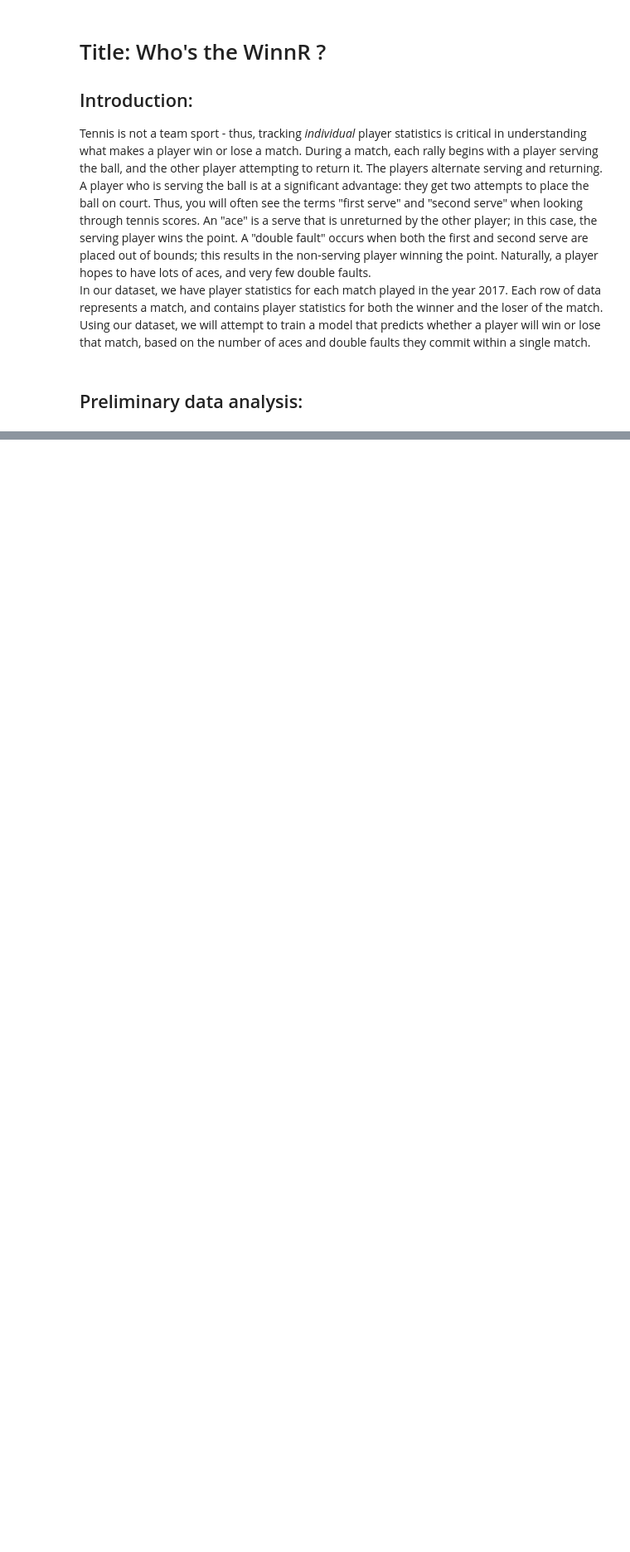
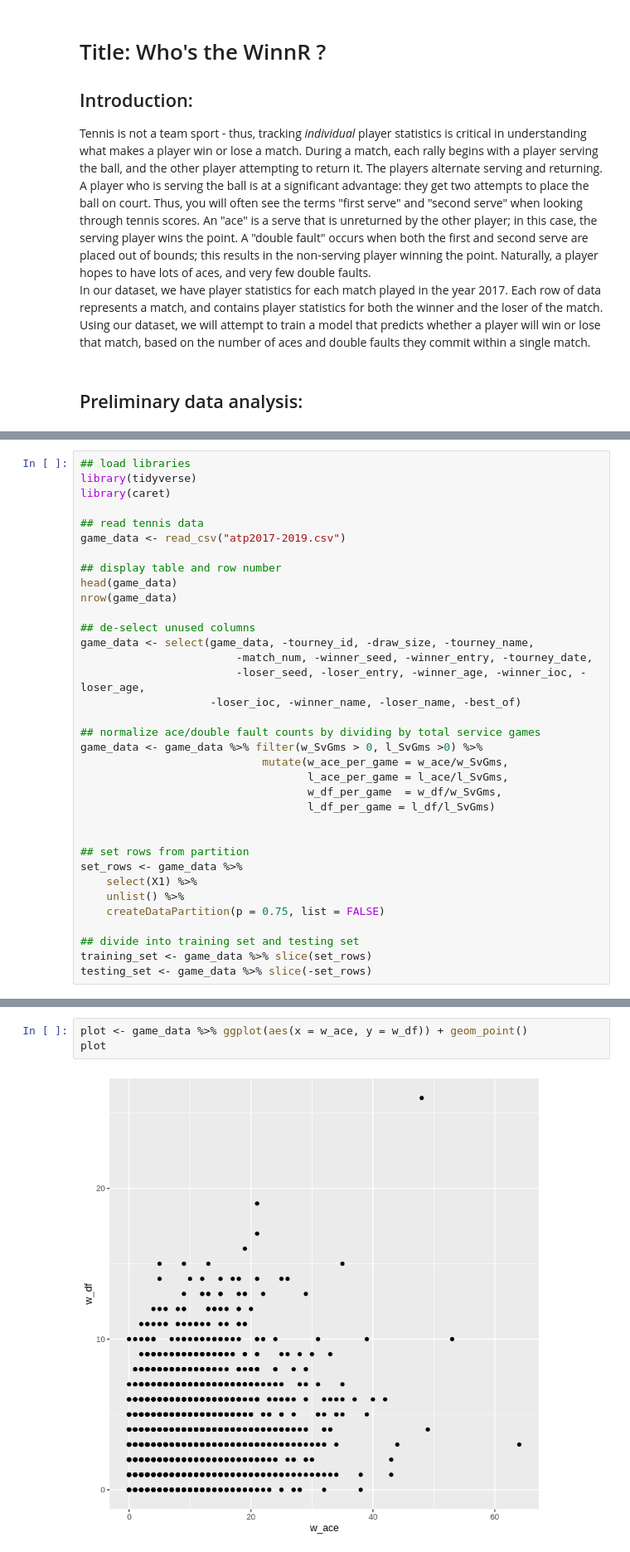
Before and after one commit to PandaTheHuman/DSCI100, a Jupyter notebook: DSCI Project Proposal.ipynb, the cells around one changed output, grey strips where cells are left out. Shown: that part at 83% size. Saved outputs shown, nothing was run; the diff lists cells and outputs as text; blank space fills up the shorter version.

```diff
--- a/DSCI Project Proposal.ipynb
+++ b/DSCI Project Proposal.ipynb
@@ -47,0 +10,35 @@ A tibble: 6 × 50
+# %%
+## load libraries
+library(tidyverse)
+library(caret)
+
+## read tennis data
+game_data <- read_csv("atp2017-2019.csv")
+
+## display table and row number
+head(game_data)
+nrow(game_data)
+
+## de-select unused columns
+game_data <- select(game_data, -tourney_id, -draw_size, -tourney_name,
+                        -match_num, -winner_seed, -winner_entry, -tourney_date,
+                        -loser_seed, -loser_entry, -winner_age, -winner_ioc, -loser_age,
+                    -loser_ioc, -winner_name, -loser_name, -best_of)
+
+## normalize ace/double fault counts by dividing by total service games
+game_data <- game_data %>% filter(w_SvGms > 0, l_SvGms >0) %>%
+                            mutate(w_ace_per_game = w_ace/w_SvGms,
+                                   l_ace_per_game = l_ace/l_SvGms,
+                                   w_df_per_game  = w_df/w_SvGms,
+                                   l_df_per_game = l_df/l_SvGms)
+
+
+## set rows from partition
+set_rows <- game_data %>%
+    select(X1) %>%
+    unlist() %>%
+    createDataPartition(p = 0.75, list = FALSE)
+
+## divide into training set and testing set
+training_set <- game_data %>% slice(set_rows)
+testing_set <- game_data %>% slice(-set_rows)
@@ -47,0 +117,5 @@ A tibble: 6 × 50
+# %%
+plot <- game_data %>% ggplot(aes(x = w_ace, y = w_df)) + geom_point()
+plot
+# %% [output]
+[figure, added]
```
Also changed, not shown: parts of 3 cells of this notebook.
